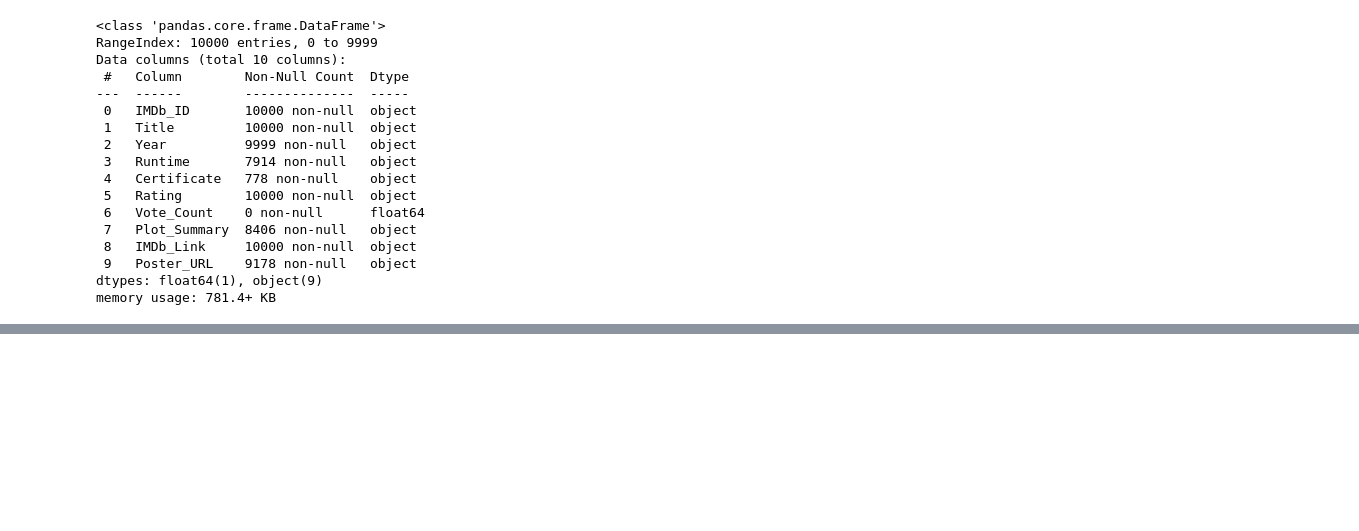
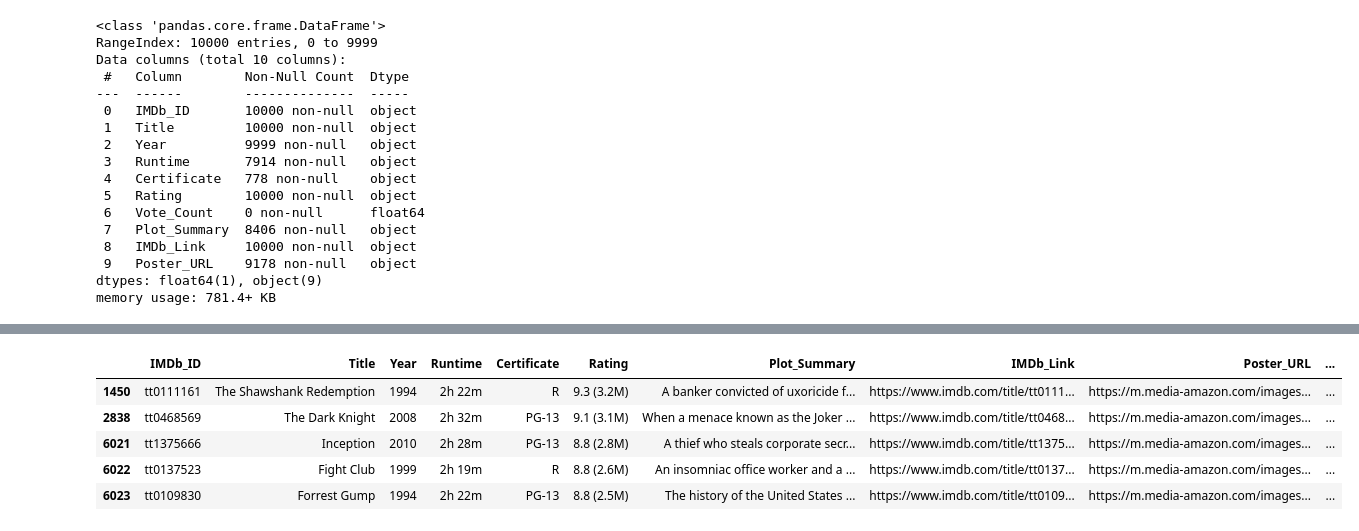
Before and after one commit to sankajithdjinasena/Web_Scraping, a Jupyter notebook: imdb_movies.ipynb, the cells around one changed output, grey strips where cells are left out. Saved outputs shown, nothing was run; the diff lists cells and outputs as text; code cells hidden in the pictures; blank space fills up the shorter version.

```diff
--- a/imdb_movies.ipynb
+++ b/imdb_movies.ipynb
@@ -161,4 +161,4 @@ Data columns (total 10 columns):
 dtypes: float64(1), object(9)
 memory usage: 781.4+ KB
 # %%
-df.tail()
+df.drop_duplicates(subset=["IMDb_ID"], inplace=True)
@@ -171,0 +165,2 @@ df.tail()
+# %%
+df.drop(columns=["Vote_Count"], inplace=True)
@@ -171,0 +245,9 @@ df.tail()
+# %%
+df_sorted.head()
+# %% [output]
+|  | IMDb_ID | Title | Year | Runtime | Certificate | Rating | Plot_Summary | IMDb_Link | Poster_URL | ... |
+| 1450 | tt0111161 | The Shawshank Redemption | 1994 | 2h 22m | R | 9.3 (3.2M) | A banker convicted of uxoricide f... | https://www.imdb.com/title/tt0111... | https://m.media-amazon.com/images... | ... |
+| 2838 | tt0468569 | The Dark Knight | 2008 | 2h 32m | PG-13 | 9.1 (3.1M) | When a menace known as the Joker ... | https://www.imdb.com/title/tt0468... | https://m.media-amazon.com/images... | ... |
+| 6021 | tt1375666 | Inception | 2010 | 2h 28m | PG-13 | 8.8 (2.8M) | A thief who steals corporate secr... | https://www.imdb.com/title/tt1375... | https://m.media-amazon.com/images... | ... |
+| 6022 | tt0137523 | Fight Club | 1999 | 2h 19m | R | 8.8 (2.6M) | An insomniac office worker and a ... | https://www.imdb.com/title/tt0137... | https://m.media-amazon.com/images... | ... |
+| 6023 | tt0109830 | Forrest Gump | 1994 | 2h 22m | PG-13 | 8.8 (2.5M) | The history of the United States ... | https://www.imdb.com/title/tt0109... | https://m.media-amazon.com/images... | ... |
```
Also changed, not shown: parts of 11 cells of this notebook, 2 other files.
